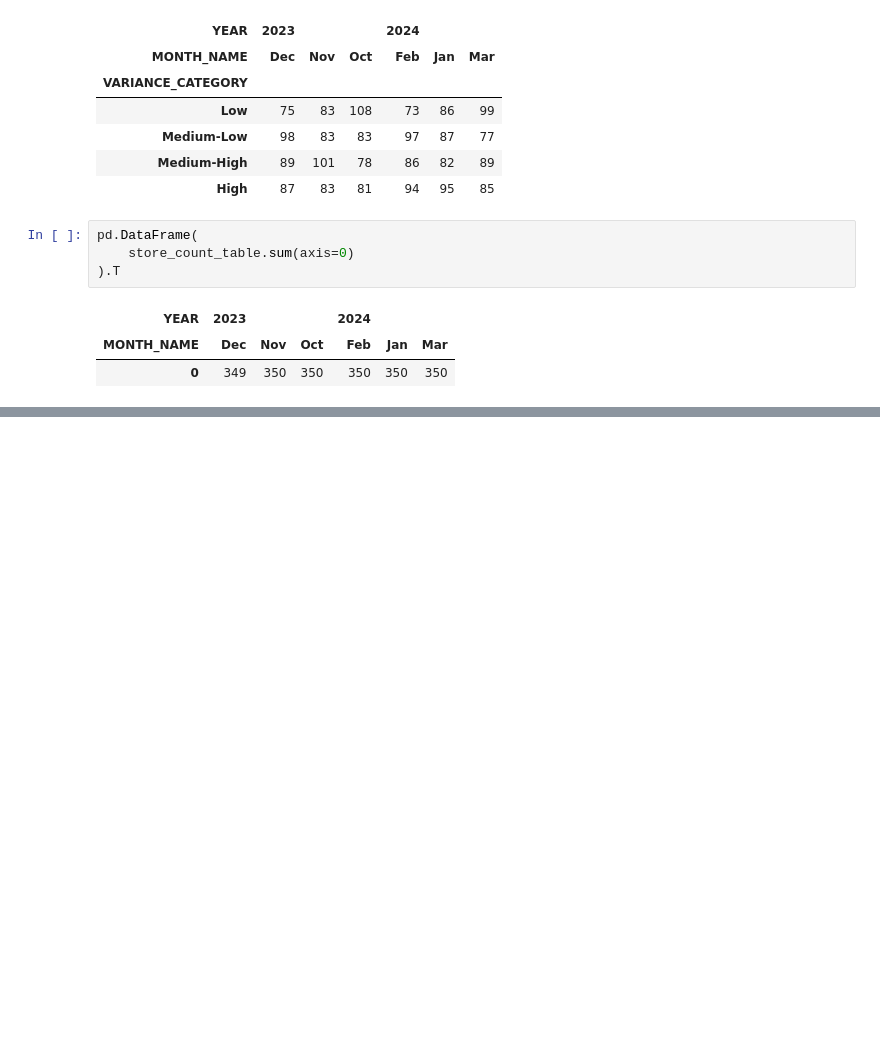
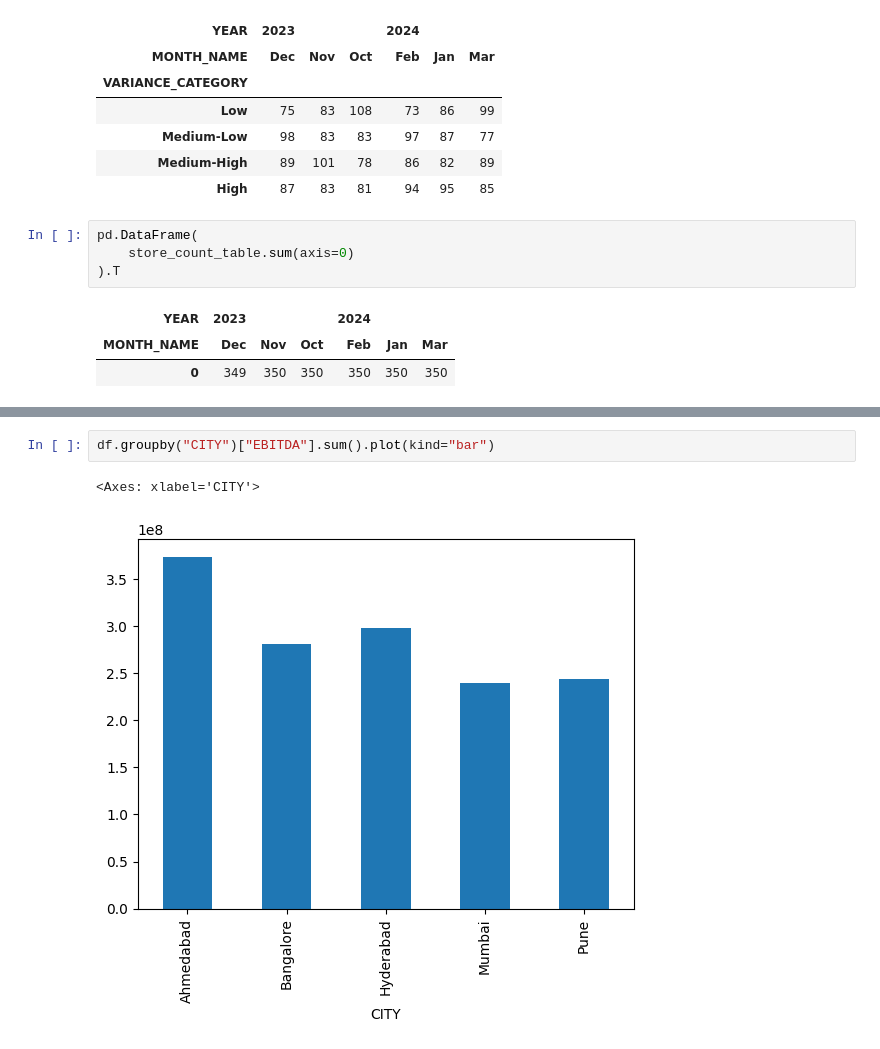
Before and after one commit to Rudra-G-23/cloud-kitchen-dashboard, a Jupyter notebook: kitchen-analysis.ipynb, the cells around one changed output, grey strips where cells are left out. Drawn from its saved outputs; the diff is of its cells as text; blank space fills up the shorter version.

```diff
--- a/kitchen-analysis.ipynb
+++ b/kitchen-analysis.ipynb
@@ -285,0 +296,5 @@ VARIANCE_CATEGORY               High                Low
+# %%
+df.groupby("CITY")["EBITDA"].sum().plot(kind="bar")
+# %% [output]
+<Axes: xlabel='CITY'>
+[figure, added]
```
Also changed, not shown: parts of 16 cells of this notebook, 1 other file.
